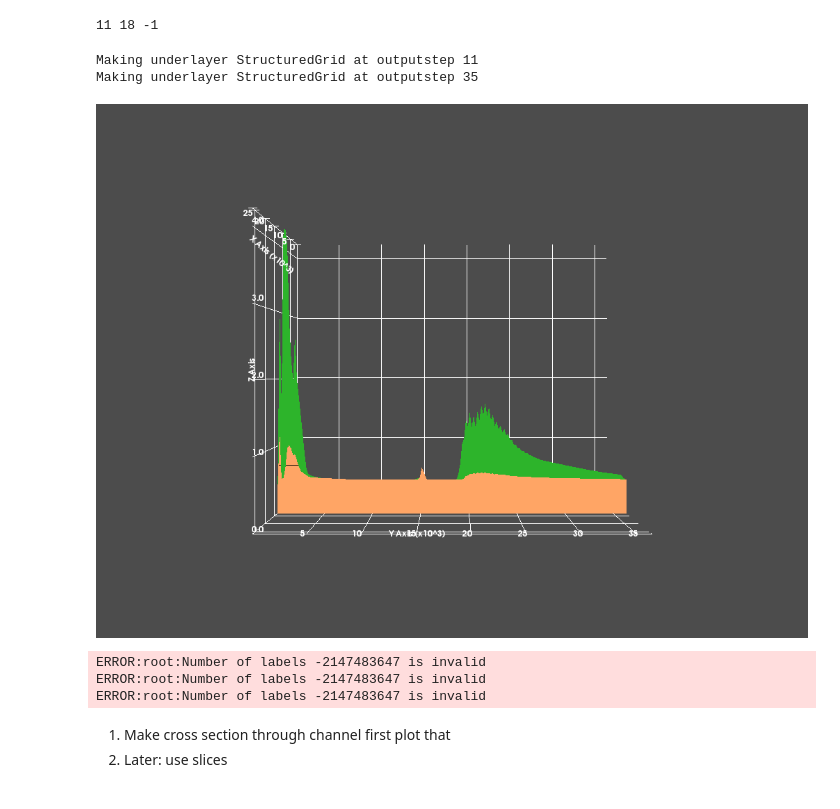
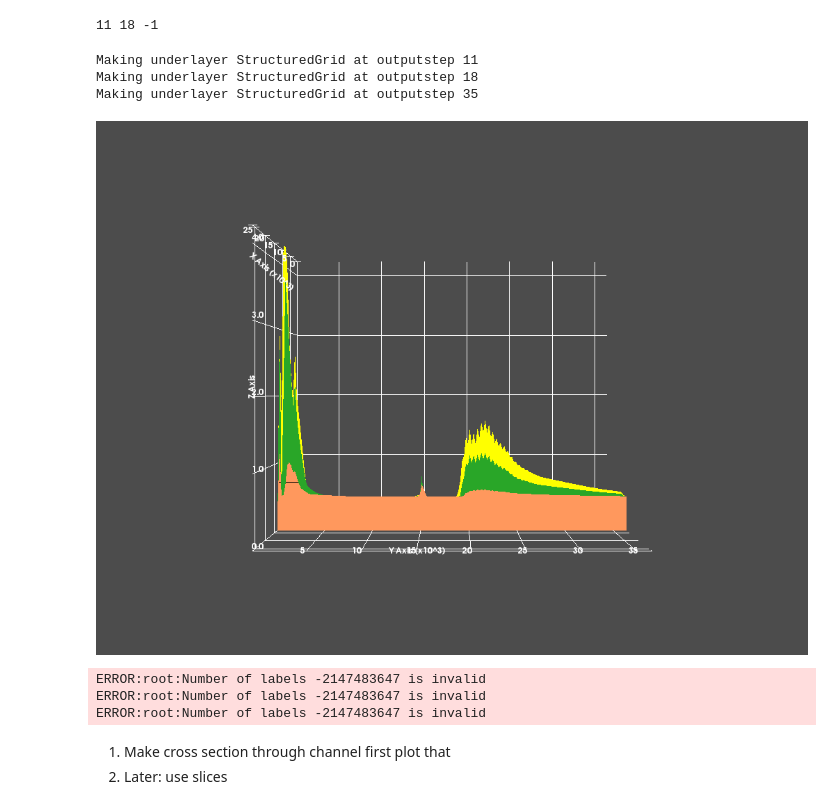
Before and after one commit to JulesBlm/Delft3D-Python-Thesis, a Jupyter notebook: PyVistaMultirunDeposits.ipynb, the cells around one changed output. Cells and saved outputs as stored; diff of their text form; code cells hidden in the pictures.

```diff
--- a/PyVistaMultirunDeposits.ipynb
+++ b/PyVistaMultirunDeposits.ipynb
@@ -81,28 +80,31 @@ sargs = dict(
 # %%
 # whats N Comp mean in the PyVista structgrid repr?
 first = makeStructuredGridUnderlayers(trim, time=11)
+second = makeStructuredGridUnderlayers(trim, time=second_time)
 last = makeStructuredGridUnderlayers(trim, time=35)
 # %% [output]
 Making underlayer StructuredGrid at outputstep 11
+Making underlayer StructuredGrid at outputstep 18
 Making underlayer StructuredGrid at outputstep 35
 # %%
 channel_x = 13050
 channel_slice_1 = first.slice_orthogonal(x=channel_x)
-channel_slice_2 = last.slice_orthogonal(x=channel_x)
+channel_slice_2 = second.slice_orthogonal(x=channel_x)
+channel_slice_3 = last.slice_orthogonal(x=channel_x)
 # %%
 p = pv.Plotter(notebook=True)
 p.add_mesh(channel_slice_3, color="gold", opacity=1, )
 p.add_mesh(channel_slice_2, color="forestgreen", opacity=1,)
 p.add_mesh(channel_slice_1, color="coral", opacity=1,)
 # p.add_mesh(first, scalars='vol_frac_sand', cmap="cividis", opacity=1, ambient=0.3)
 # p.add_mesh(last, scalars='vol_frac_sand', cmap="cividis", opacity=0.5, ambient=0.3)
 p.enable_depth_peeling(10)
 # p.add_text(f"Velocity slices at {easyTimeFormat(time_outputstep)}", position='upper_left')
 p.show_grid()
-p.set_scale(zscale=7000)
+p.set_scale(zscale=4000)
 p.show(cpos='yz')
 # %% [output]
-[figure, old version]
+[figure, new version]
 ERROR:root:Number of labels -2147483647 is invalid
 ERROR:root:Number of labels -2147483647 is invalid
 ERROR:root:Number of labels -2147483647 is invalid
```
Also changed, not shown: parts of 2 cells of this notebook, 3 other files.
